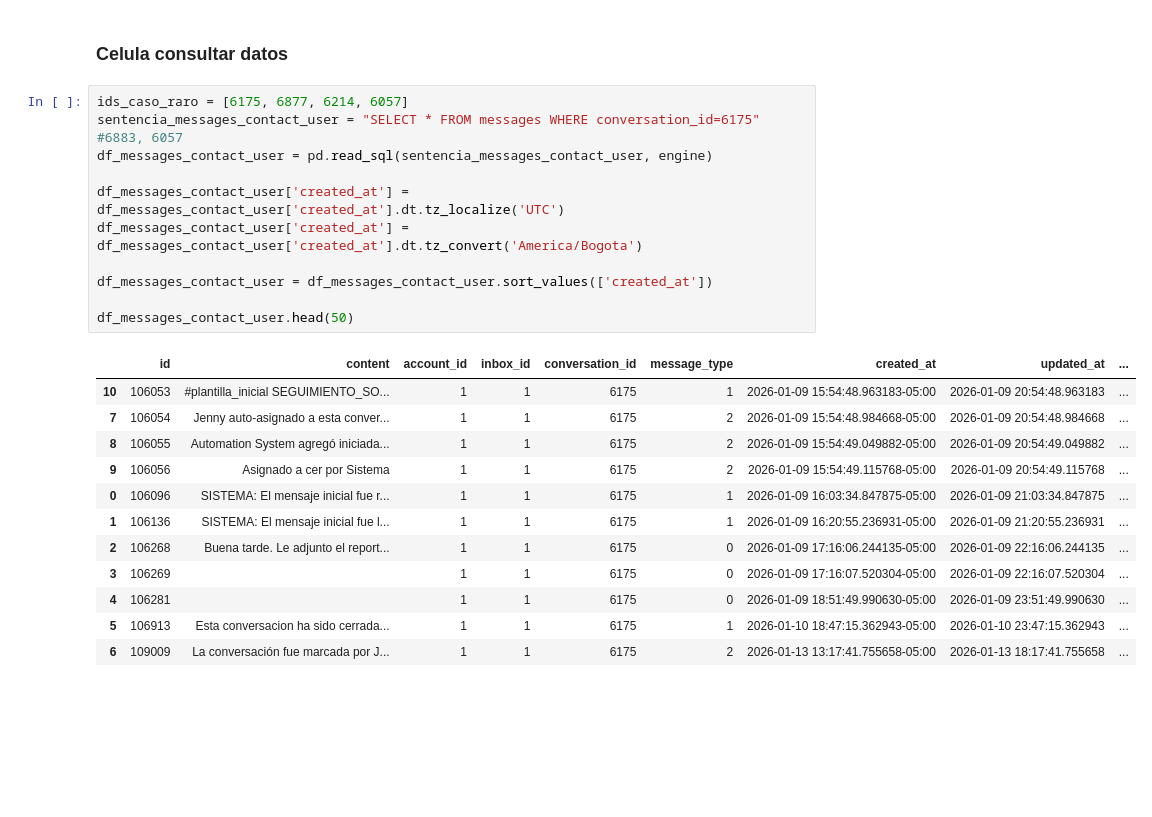
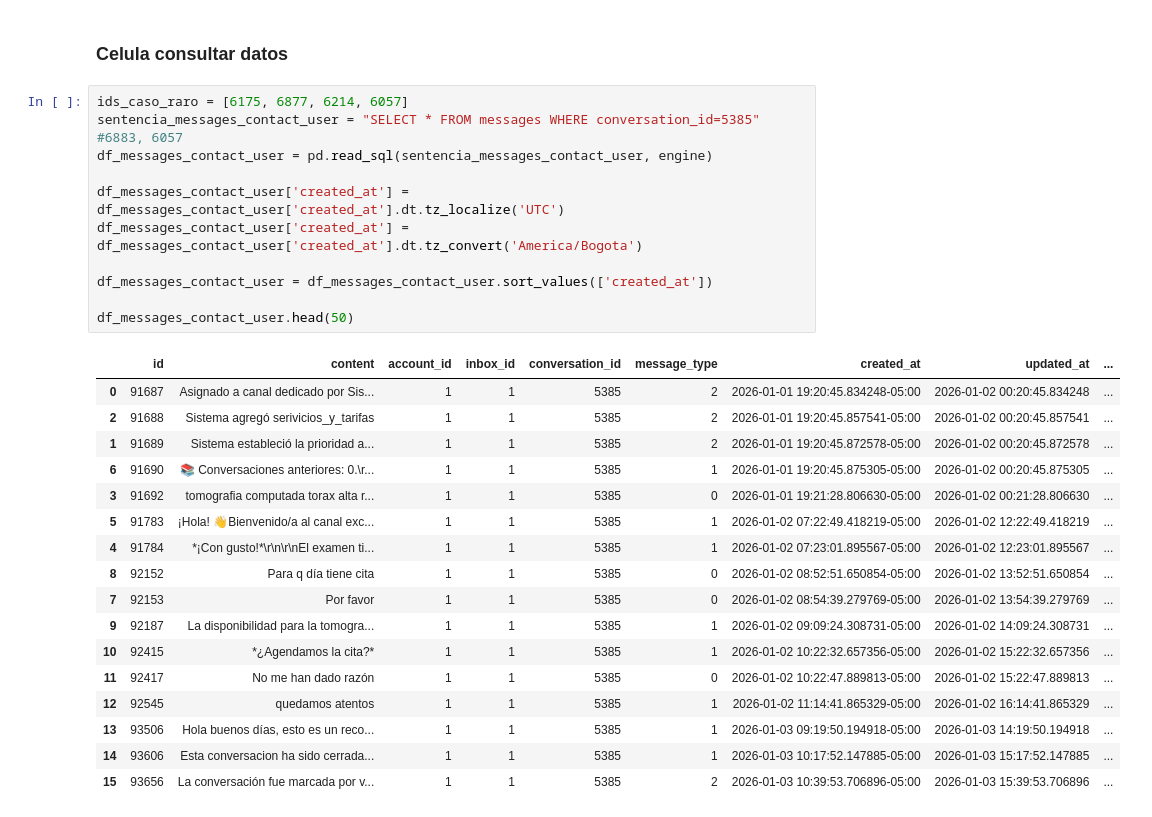
Before and after one commit to Jona-2006-17/analisis, a Jupyter notebook: analisis.ipynb, the cells around one changed output. Saved outputs shown, nothing was run; the diff lists cells and outputs as text; blank space fills up the shorter version.

```diff
--- a/analisis.ipynb
+++ b/analisis.ipynb
@@ -517,25 +518,30 @@ df.head(500)
 ### Celula consultar datos
 # %%
 ids_caso_raro = [6175, 6877, 6214, 6057]
-sentencia_messages_contact_user = "SELECT * FROM messages WHERE conversation_id=6175" #6883, 6057
+sentencia_messages_contact_user = "SELECT * FROM messages WHERE conversation_id=5385" #6883, 6057
 df_messages_contact_user = pd.read_sql(sentencia_messages_contact_user, engine)
 
 df_messages_contact_user['created_at'] = df_messages_contact_user['created_at'].dt.tz_localize('UTC')
 df_messages_contact_user['created_at'] = df_messages_contact_user['created_at'].dt.tz_convert('America/Bogota')
 
 df_messages_contact_user = df_messages_contact_user.sort_values(['created_at'])
 
 df_messages_contact_user.head(50)
 # %% [output]
 |  | id | content | account_id | inbox_id | conversation_id | message_type | created_at | updated_at | ... |
-| 10 | 106053 | #plantilla_inicial SEGUIMIENTO_SO... | 1 | 1 | 6175 | 1 | 2026-01-09 15:54:48.963183-05:00 | 2026-01-09 20:54:48.963183 | ... |
-| 7 | 106054 | Jenny auto-asignado a esta conver... | 1 | 1 | 6175 | 2 | 2026-01-09 15:54:48.984668-05:00 | 2026-01-09 20:54:48.984668 | ... |
-| 8 | 106055 | Automation System agregó iniciada... | 1 | 1 | 6175 | 2 | 2026-01-09 15:54:49.049882-05:00 | 2026-01-09 20:54:49.049882 | ... |
-| 9 | 106056 | Asignado a cer por Sistema | 1 | 1 | 6175 | 2 | 2026-01-09 15:54:49.115768-05:00 | 2026-01-09 20:54:49.115768 | ... |
-| 0 | 106096 | SISTEMA: El mensaje inicial fue r... | 1 | 1 | 6175 | 1 | 2026-01-09 16:03:34.847875-05:00 | 2026-01-09 21:03:34.847875 | ... |
-| 1 | 106136 | SISTEMA: El mensaje inicial fue l... | 1 | 1 | 6175 | 1 | 2026-01-09 16:20:55.236931-05:00 | 2026-01-09 21:20:55.236931 | ... |
-| 2 | 106268 | Buena tarde. Le adjunto el report... | 1 | 1 | 6175 | 0 | 2026-01-09 17:16:06.244135-05:00 | 2026-01-09 22:16:06.244135 | ... |
-| 3 | 106269 |  | 1 | 1 | 6175 | 0 | 2026-01-09 17:16:07.520304-05:00 | 2026-01-09 22:16:07.520304 | ... |
-| 4 | 106281 |  | 1 | 1 | 6175 | 0 | 2026-01-09 18:51:49.990630-05:00 | 2026-01-09 23:51:49.990630 | ... |
-| 5 | 106913 | Esta conversacion ha sido cerrada... | 1 | 1 | 6175 | 1 | 2026-01-10 18:47:15.362943-05:00 | 2026-01-10 23:47:15.362943 | ... |
-| 6 | 109009 | La conversación fue marcada por J... | 1 | 1 | 6175 | 2 | 2026-01-13 13:17:41.755658-05:00 | 2026-01-13 18:17:41.755658 | ... |
+| 0 | 91687 | Asignado a canal dedicado por Sis... | 1 | 1 | 5385 | 2 | 2026-01-01 19:20:45.834248-05:00 | 2026-01-02 00:20:45.834248 | ... |
+| 2 | 91688 | Sistema agregó serivicios_y_tarifas | 1 | 1 | 5385 | 2 | 2026-01-01 19:20:45.857541-05:00 | 2026-01-02 00:20:45.857541 | ... |
+| 1 | 91689 | Sistema estableció la prioridad a... | 1 | 1 | 5385 | 2 | 2026-01-01 19:20:45.872578-05:00 | 2026-01-02 00:20:45.872578 | ... |
+| 6 | 91690 | 📚 Conversaciones anteriores: 0.\r... | 1 | 1 | 5385 | 1 | 2026-01-01 19:20:45.875305-05:00 | 2026-01-02 00:20:45.875305 | ... |
+| 3 | 91692 | tomografia computada torax alta r... | 1 | 1 | 5385 | 0 | 2026-01-01 19:21:28.806630-05:00 | 2026-01-02 00:21:28.806630 | ... |
+| 5 | 91783 | ¡Hola! 👋Bienvenido/a al canal exc... | 1 | 1 | 5385 | 1 | 2026-01-02 07:22:49.418219-05:00 | 2026-01-02 12:22:49.418219 | ... |
+| 4 | 91784 | *¡Con gusto!*\r\n\r\nEl examen ti... | 1 | 1 | 5385 | 1 | 2026-01-02 07:23:01.895567-05:00 | 2026-01-02 12:23:01.895567 | ... |
+| 8 | 92152 | Para q día tiene cita | 1 | 1 | 5385 | 0 | 2026-01-02 08:52:51.650854-05:00 | 2026-01-02 13:52:51.650854 | ... |
+| 7 | 92153 | Por favor | 1 | 1 | 5385 | 0 | 2026-01-02 08:54:39.279769-05:00 | 2026-01-02 13:54:39.279769 | ... |
+| 9 | 92187 | La disponibilidad para la tomogra... | 1 | 1 | 5385 | 1 | 2026-01-02 09:09:24.308731-05:00 | 2026-01-02 14:09:24.308731 | ... |
+| 10 | 92415 | *¿Agendamos la cita?* | 1 | 1 | 5385 | 1 | 2026-01-02 10:22:32.657356-05:00 | 2026-01-02 15:22:32.657356 | ... |
+| 11 | 92417 | No me han dado razón | 1 | 1 | 5385 | 0 | 2026-01-02 10:22:47.889813-05:00 | 2026-01-02 15:22:47.889813 | ... |
+| 12 | 92545 | quedamos atentos | 1 | 1 | 5385 | 1 | 2026-01-02 11:14:41.865329-05:00 | 2026-01-02 16:14:41.865329 | ... |
+| 13 | 93506 | Hola buenos días, esto es un reco... | 1 | 1 | 5385 | 1 | 2026-01-03 09:19:50.194918-05:00 | 2026-01-03 14:19:50.194918 | ... |
+| 14 | 93606 | Esta conversacion ha sido cerrada... | 1 | 1 | 5385 | 1 | 2026-01-03 10:17:52.147885-05:00 | 2026-01-03 15:17:52.147885 | ... |
+| 15 | 93656 | La conversación fue marcada por v... | 1 | 1 | 5385 | 2 | 2026-01-03 10:39:53.706896-05:00 | 2026-01-03 15:39:53.706896 | ... |
```
Also changed, not shown: parts of 2 cells of this notebook.
